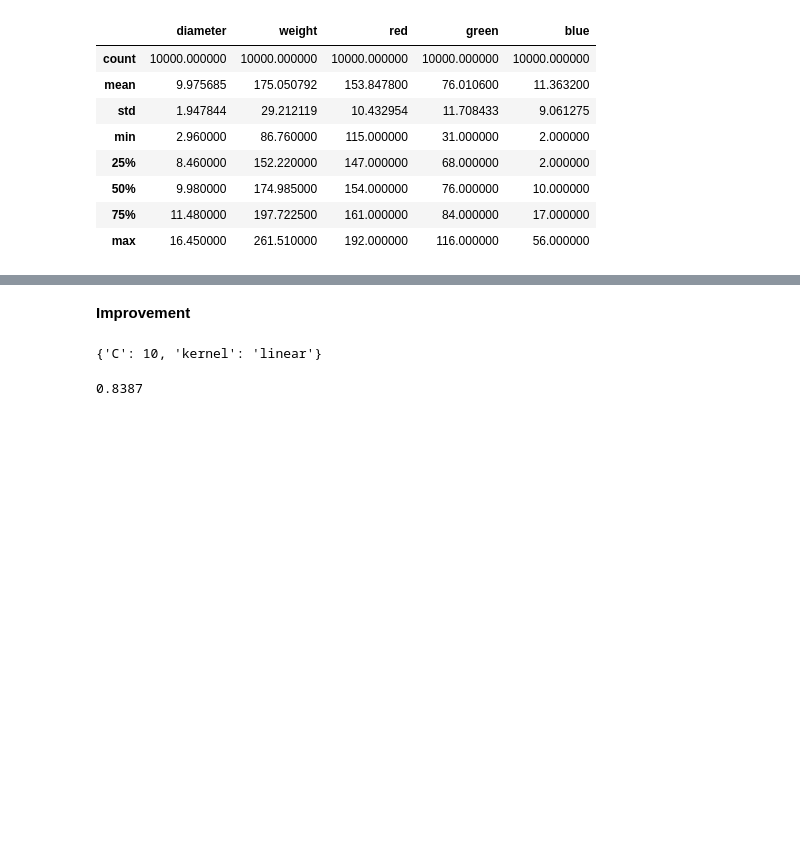
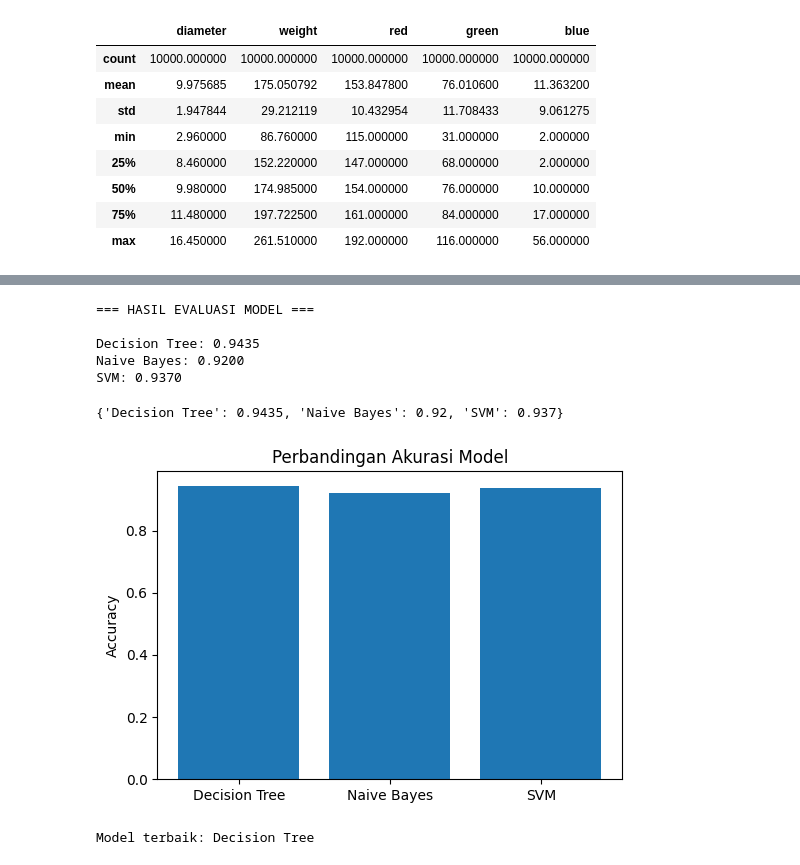
Before and after one commit to disyyy/fruit-classification, a Jupyter notebook: notebook/model.ipynb, the cells around one changed output, grey strips where cells are left out. Cells and saved outputs as stored; diff of their text form; code cells hidden in the pictures; blank space fills up the shorter version.

```diff
--- a/notebook/model.ipynb
+++ b/notebook/model.ipynb
@@ -138,7 +92,0 @@ c. Support Vector Machine
-# %%
-from sklearn.svm import SVC
-
-svm = SVC(kernel='rbf')
-svm.fit(X_train, y_train)
-
-y_pred_svm = svm.predict(X_test)
@@ -177,23 +93,42 @@ weighted avg       0.94      0.94      0.94      2000
-# %% [markdown]
-**Improvement**
-# %%
-from sklearn.model_selection import GridSearchCV
-
-param_grid = {
-    'C': [0.1, 1, 10],
-    'kernel': ['linear', 'rbf']
-}
-
-grid = GridSearchCV(SVC(), param_grid, cv=5)
-grid.fit(X_train, y_train)
-
-print(grid.best_params_)
-# %% [output]
-{'C': 10, 'kernel': 'linear'}
-# %%
-from sklearn.model_selection import cross_val_score
-
-scores = cross_val_score(svm, X, y, cv=5)
-print(scores.mean())
-# %% [output]
-0.8387
+# %%
+models = {
+    "Decision Tree": DecisionTreeClassifier(),
+    "Naive Bayes": GaussianNB(),
+    "SVM": SVC()
+}
+
+results = {}
+
+print("=== HASIL EVALUASI MODEL ===\n")
+
+for nama, model in models.items():
+    model.fit(X_train, y_train)
+    pred = model.predict(X_test)
+
+    acc = accuracy_score(y_test, pred)
+    results[nama] = acc
+
+    print(f"{nama}: {acc:.4f}")
+# %% [output]
+=== HASIL EVALUASI MODEL ===
+
+Decision Tree: 0.9435
+Naive Bayes: 0.9200
+SVM: 0.9370
+# %%
+results
+# %% [output]
+{'Decision Tree': 0.9435, 'Naive Bayes': 0.92, 'SVM': 0.937}
+# %%
+plt.figure(figsize=(6,4))
+plt.bar(results.keys(), results.values())
+plt.title("Perbandingan Akurasi Model")
+plt.ylabel("Accuracy")
+plt.show()
+# %% [output]
+[figure, added]
+# %%
+best_model = max(results, key=results.get)
+print("Model terbaik:", best_model)
+# %% [output]
+Model terbaik: Decision Tree
```
Also changed, not shown: parts of 24 cells of this notebook, 1 other file.
